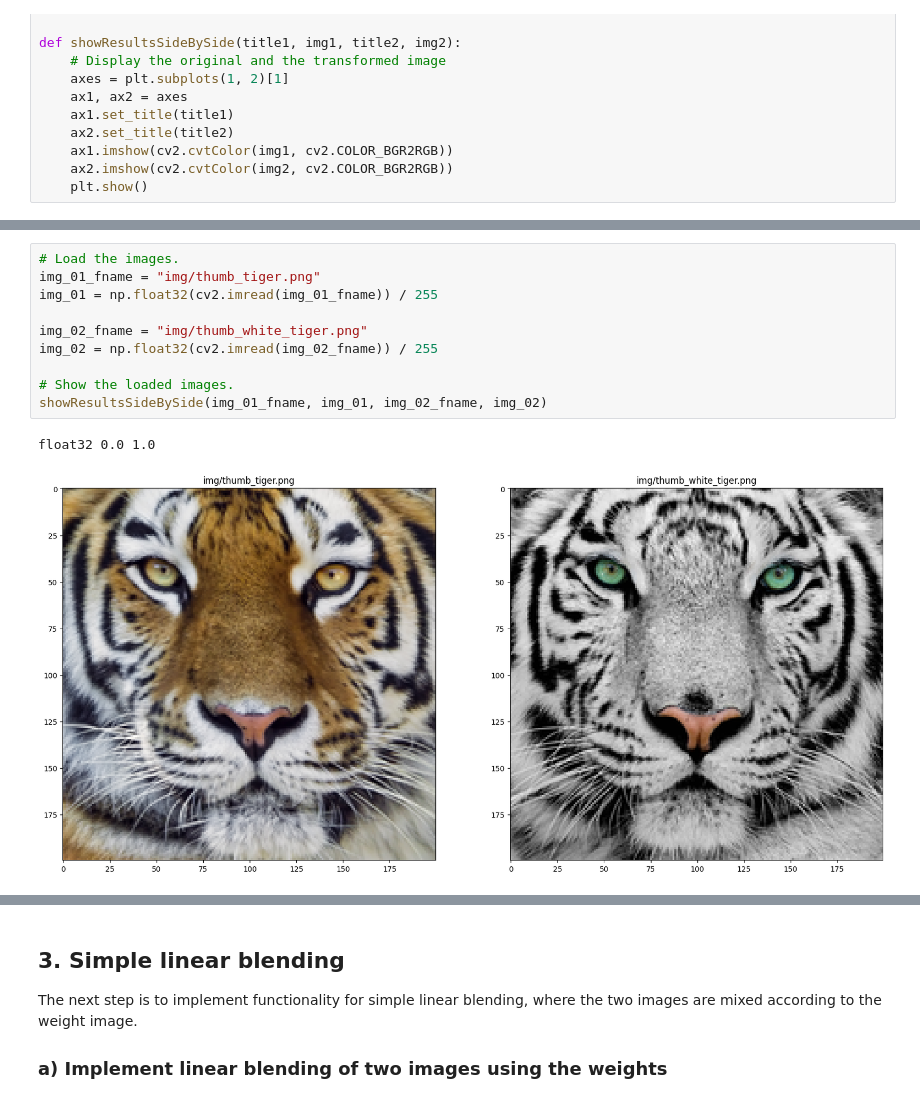
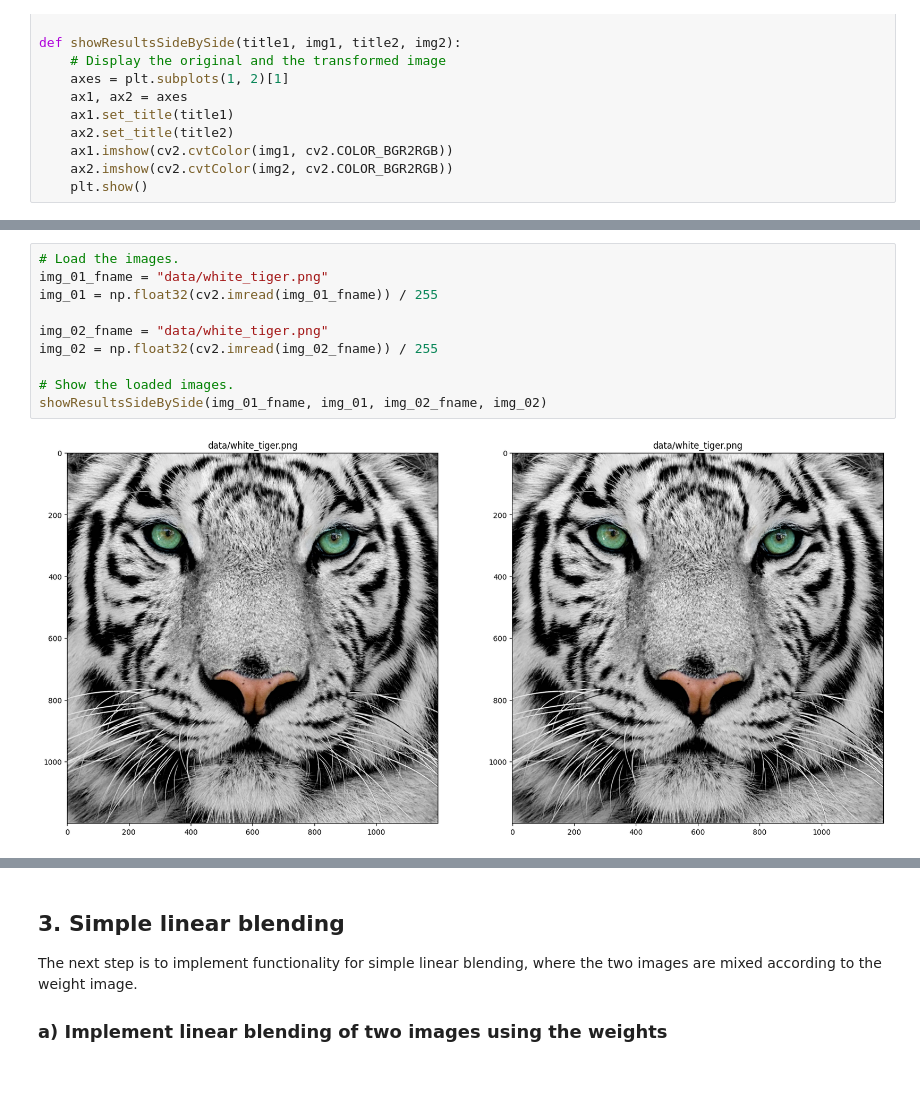
Before and after one commit to Podolskigutten/lab-image-blending-py, a Jupyter notebook: lab-image-blending.ipynb, the cells around one changed output, grey strips where cells are left out. Cells and saved outputs as stored; diff of their text form; blank space fills up the shorter version.

```diff
--- a/lab-image-blending.ipynb
+++ b/lab-image-blending.ipynb
@@ -45,17 +45,16 @@ First, we need to read the two images we want to blend.
   - Hint: [numpy.float32](https://numpy.org/doc/stable/reference/arrays.scalars.html?#numpy.float32)
 # %%
 # Load the images.
-img_01_fname = "img/thumb_tiger.png"
+img_01_fname = "data/white_tiger.png"
 img_01 = np.float32(cv2.imread(img_01_fname)) / 255
 
-img_02_fname = "img/thumb_white_tiger.png"
+img_02_fname = "data/white_tiger.png"
 img_02 = np.float32(cv2.imread(img_02_fname)) / 255
 
 # Show the loaded images.
 showResultsSideBySide(img_01_fname, img_01, img_02_fname, img_02)
 # %% [output]
-float32 0.0 1.0
-[figure, old version]
+[figure, new version]
 # %% [markdown]
 ## 2. Create an image with weights for blending
 Now we need to define how the two images should be blended together.
```
Also changed, not shown: parts of 7 cells of this notebook, 1 other file.
